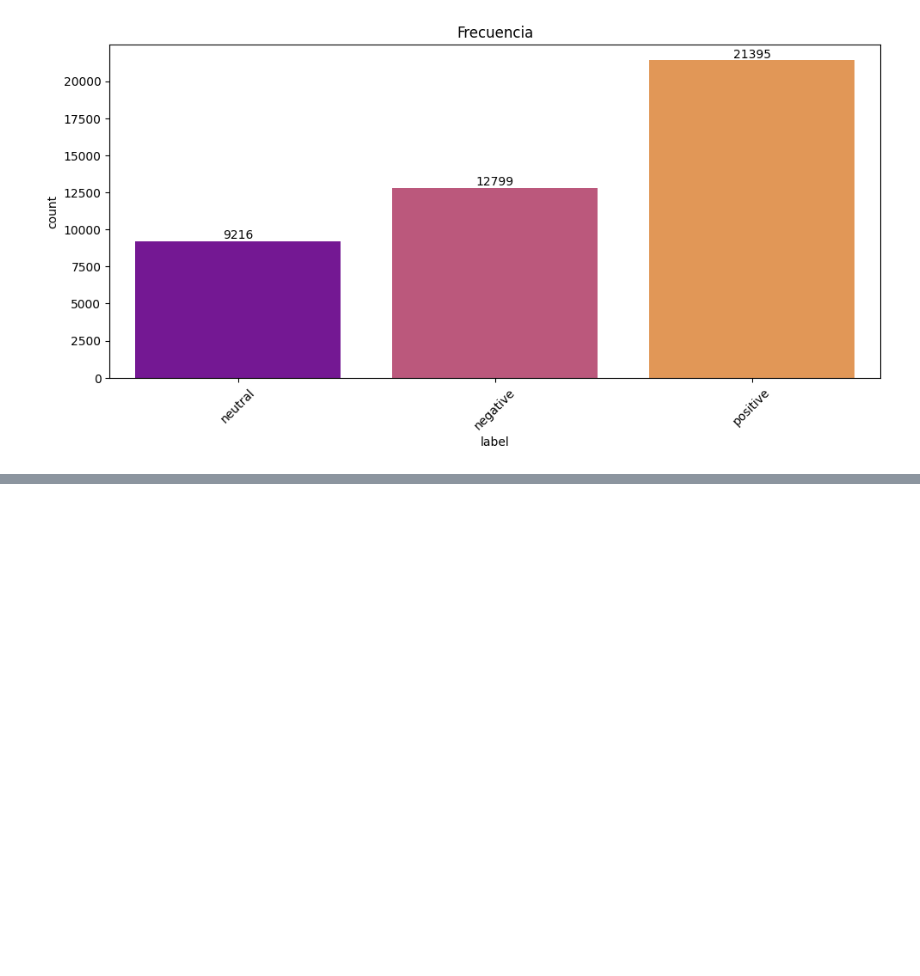
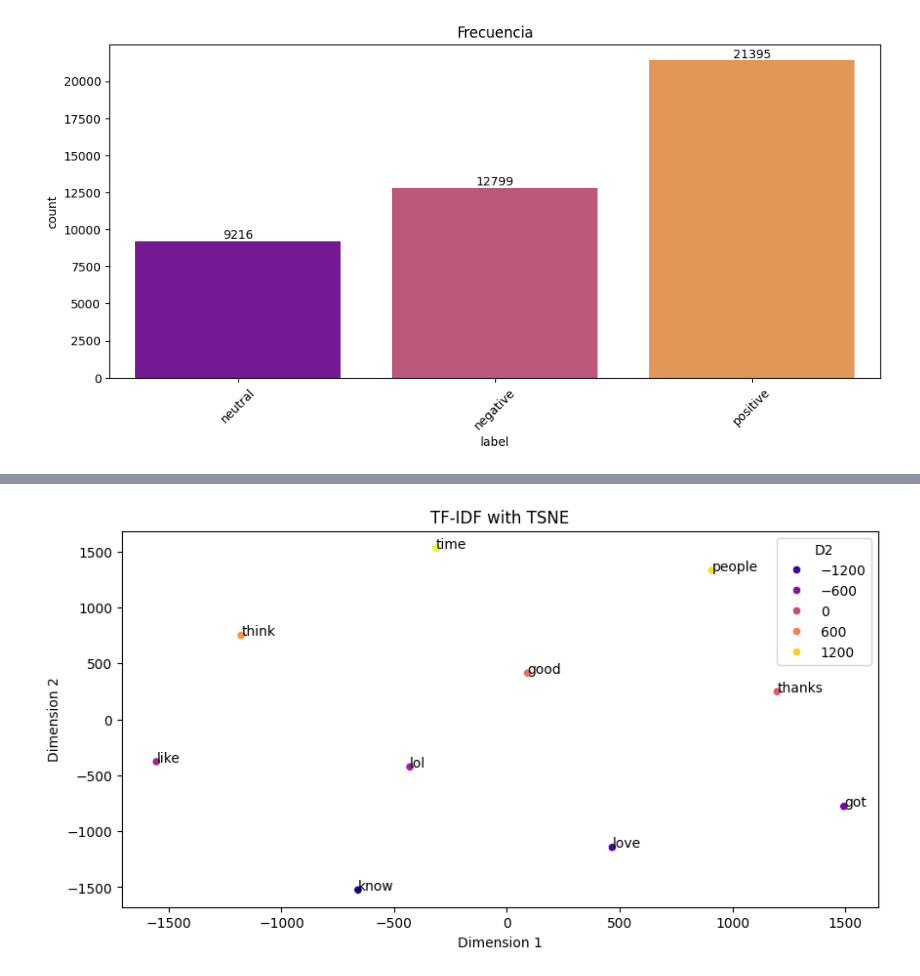
Before and after one commit to eric-castillo05/emotions-wheel-nlp, a Jupyter notebook: EDA/EDA.ipynb, the cells around one changed output, grey strips where cells are left out. Drawn from its saved outputs; the diff is of its cells as text; code cells hidden in the pictures; blank space fills up the shorter version.

```diff
--- a/EDA/EDA.ipynb
+++ b/EDA/EDA.ipynb
@@ -296,0 +401,15 @@ plt.show()
+# %%
+tsne = TSNE(n_components=2, perplexity=2, random_state=0)
+tsne_result = tsne.fit_transform(res.toarray())
+# %%
+df_tsne_result = pl.DataFrame(data = tsne_result, schema = ['D1', 'D2'])
+plt.figure(figsize = (10, 5))
+ax= sns.scatterplot(data = df_tsne_result, x = 'D1', y = 'D2', hue = 'D2', palette = 'plasma')
+for i, txt in enumerate(temp):
+    plt.annotate(txt, (tsne_result[i, 0], tsne_result[i, 1]))
+plt.xlabel('Dimension 1')
+plt.ylabel('Dimension 2')
+plt.title('TF-IDF with TSNE')
+plt.show()
+# %% [output]
+[figure, added]
```
Also changed, not shown: parts of 21 cells of this notebook.
